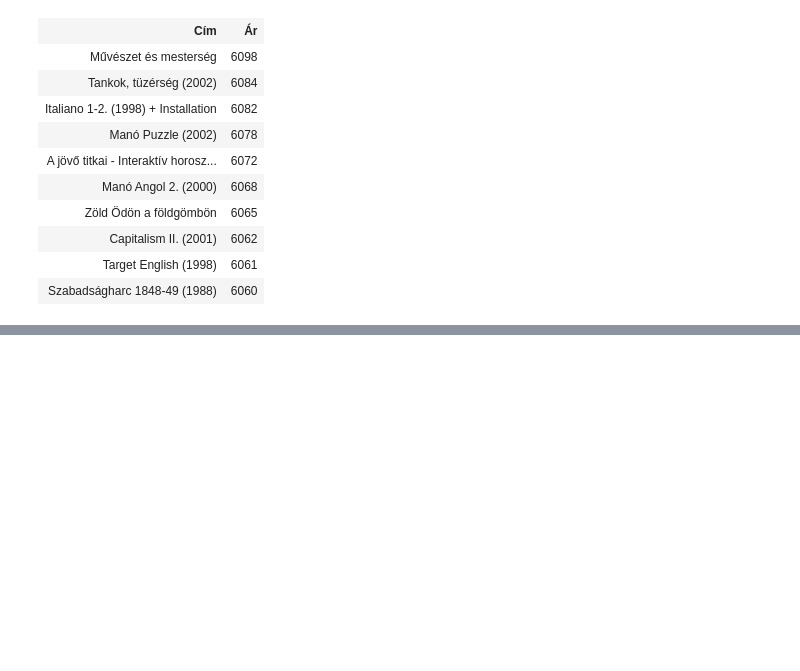
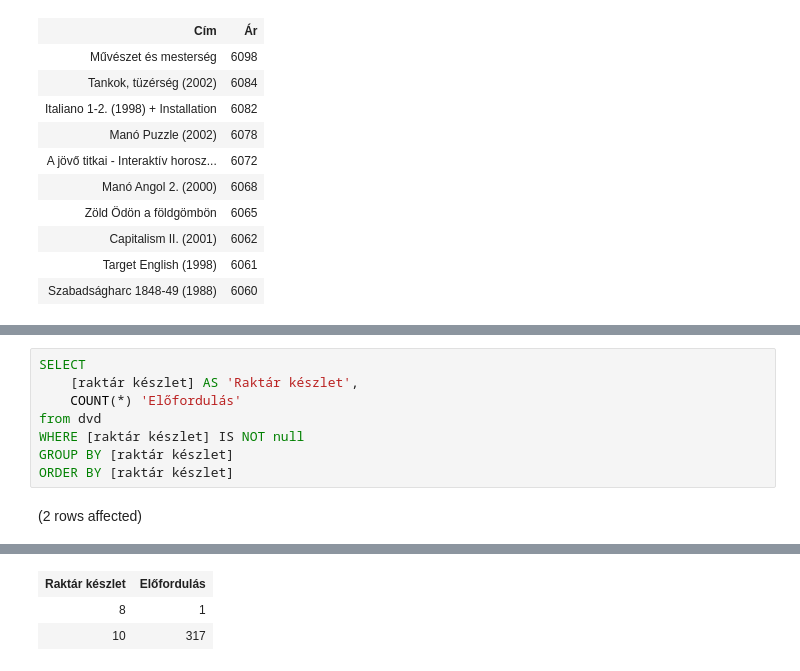
Before and after one commit to marinatoth/db_sql, a Jupyter notebook: hazi_adatprofilozas.ipynb, the cells around one changed output, grey strips where cells are left out. Saved outputs shown, nothing was run; the diff lists cells and outputs as text; blank space fills up the shorter version.

```diff
--- a/hazi_adatprofilozas.ipynb
+++ b/hazi_adatprofilozas.ipynb
@@ -251,0 +347,10 @@ Total execution time: 00:00:00.058
+# %%
+SELECT
+    [raktár készlet] AS 'Raktár készlet',
+    COUNT(*) 'Előfordulás'
+from dvd
+WHERE [raktár készlet] IS NOT null
+GROUP BY [raktár készlet]
+ORDER BY [raktár készlet]
+# %% [output]
+(2 rows affected)
@@ -251,0 +358,3 @@ Total execution time: 00:00:00.058
+| Raktár készlet | Előfordulás |
+| 8 | 1 |
+| 10 | 317 |
```
Also changed, not shown: parts of 8 cells of this notebook.
